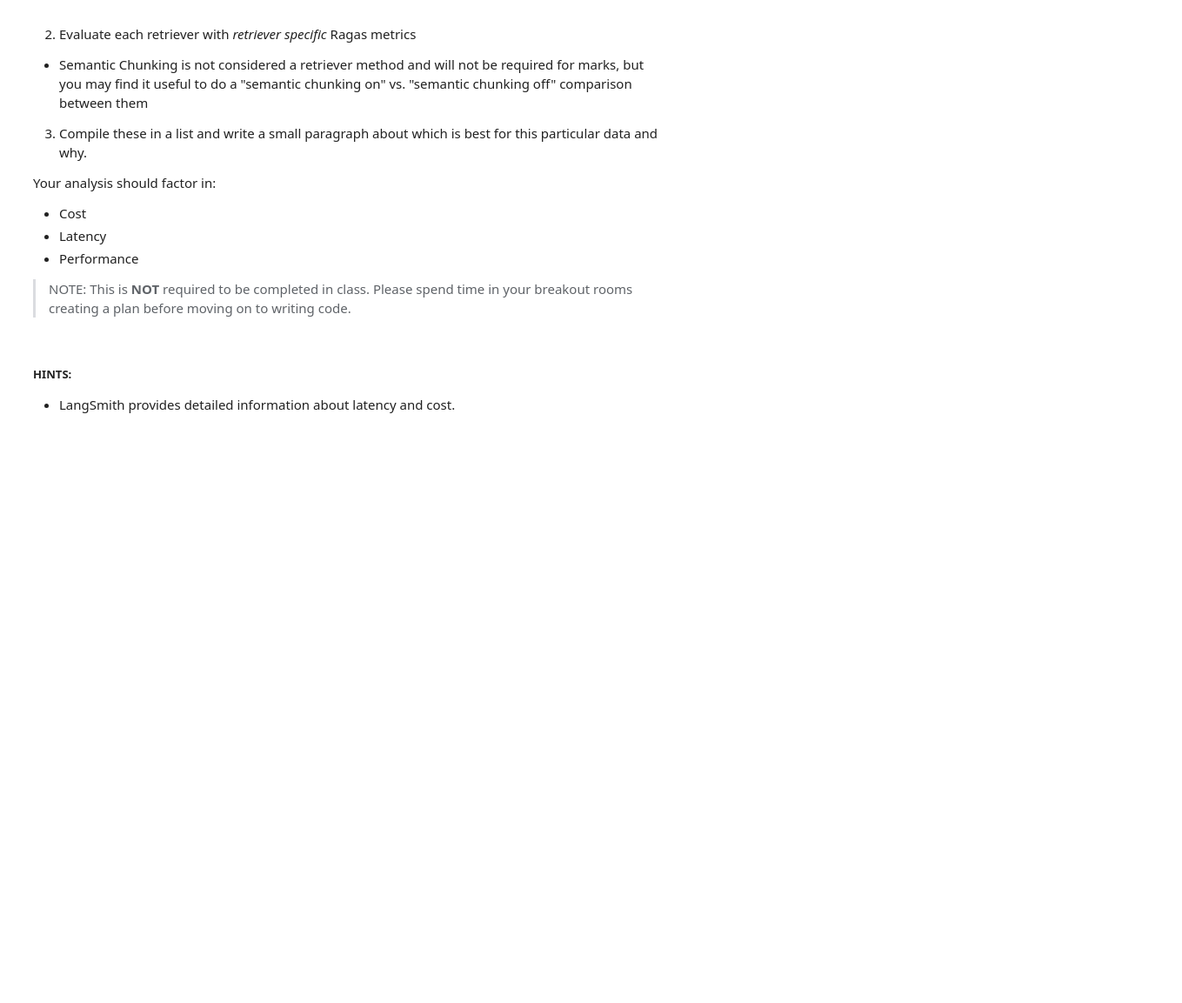
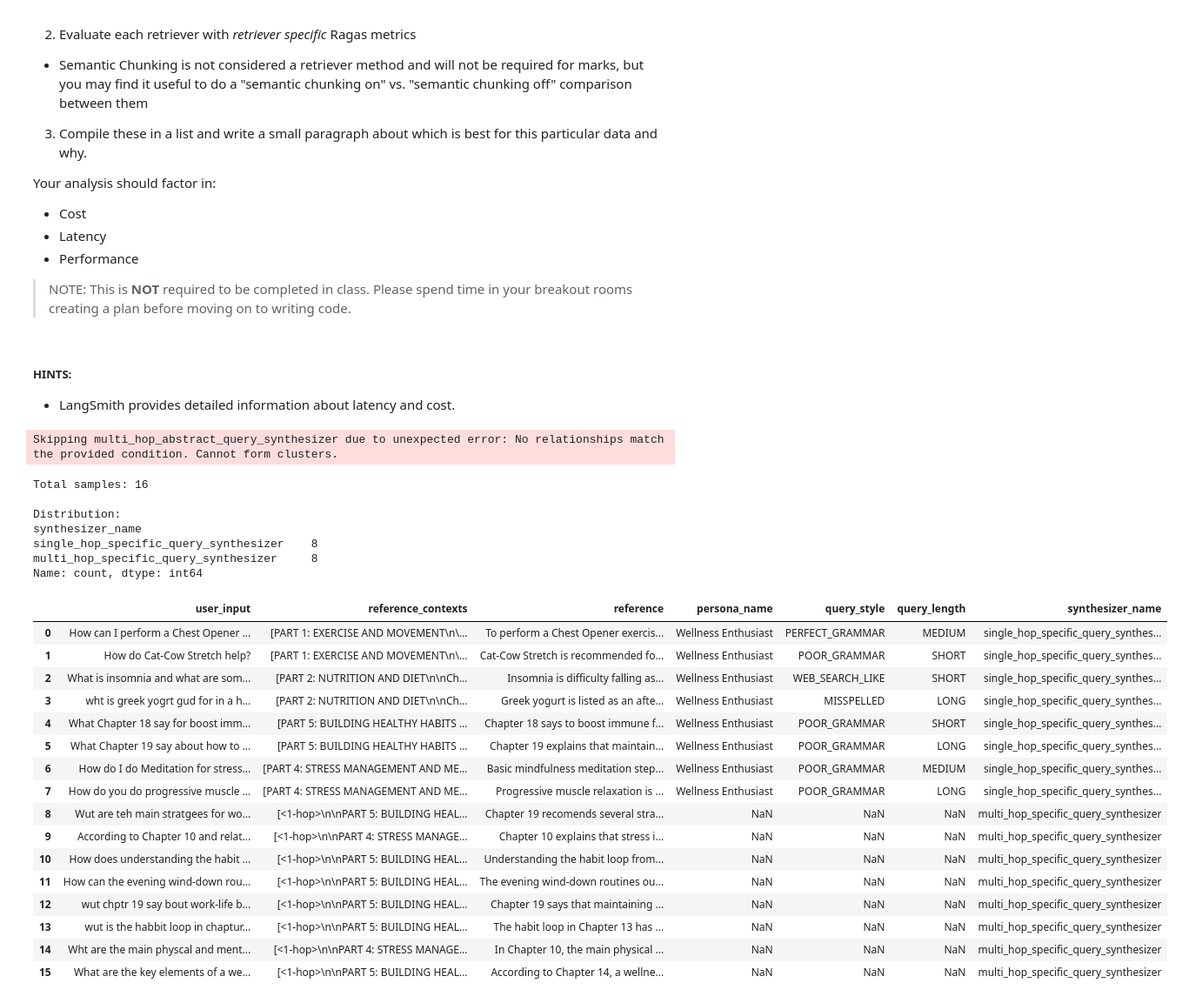
Before and after one commit to fox8991/AIE9, a Jupyter notebook: 11_Advanced_Retrieval/Advanced_Retrieval_with_LangChain_Assignment.ipynb, the cells around one changed output. Shown at 87% size. Drawn from its saved outputs; the diff is of its cells as text; code cells hidden in the pictures; blank space fills up the shorter version.

```diff
--- a/11_Advanced_Retrieval/Advanced_Retrieval_with_LangChain_Assignment.ipynb
+++ b/11_Advanced_Retrieval/Advanced_Retrieval_with_LangChain_Assignment.ipynb
@@ -559,0 +614,47 @@ Your analysis should factor in:
+# %%
+## Step 1: Generate the golden dataset
+
+from ragas.llms import LangchainLLMWrapper
+from ragas.embeddings import LangchainEmbeddingsWrapper
+from langchain_openai import ChatOpenAI, OpenAIEmbeddings
+from ragas.testset import TestsetGenerator
+
+generator_llm = LangchainLLMWrapper(ChatOpenAI(model="gpt-4.1"))
+generator_embeddings = LangchainEmbeddingsWrapper(OpenAIEmbeddings(model="text-embedding-3-small"))
+
+generator = TestsetGenerator(llm=generator_llm, embedding_model=generator_embeddings)
+dataset = generator.generate_with_langchain_docs(
+    raw_docs,
+    testset_size=15
+)
+
+df = dataset.to_pandas()
+print(f"Total samples: {len(df)}")
+print(f"\nDistribution:\n{df['synthesizer_name'].value_counts()}")
+df
+# %% [output]
+Skipping multi_hop_abstract_query_synthesizer due to unexpected error: No relationships match the provided condition. Cannot form clusters.
+Total samples: 16
+
+Distribution:
+synthesizer_name
+single_hop_specific_query_synthesizer    8
+multi_hop_specific_query_synthesizer     8
+Name: count, dtype: int64
+|  | user_input | reference_contexts | reference | persona_name | query_style | query_length | synthesizer_name |
+| 0 | How can I perform a Chest Opener ... | [PART 1: EXERCISE AND MOVEMENT\n\... | To perform a Chest Opener exercis... | Wellness Enthusiast | PERFECT_GRAMMAR | MEDIUM | single_hop_specific_query_synthes... |
+| 1 | How do Cat-Cow Stretch help? | [PART 1: EXERCISE AND MOVEMENT\n\... | Cat-Cow Stretch is recommended fo... | Wellness Enthusiast | POOR_GRAMMAR | SHORT | single_hop_specific_query_synthes... |
+| 2 | What is insomnia and what are som... | [PART 2: NUTRITION AND DIET\n\nCh... | Insomnia is difficulty falling as... | Wellness Enthusiast | WEB_SEARCH_LIKE | SHORT | single_hop_specific_query_synthes... |
+| 3 | wht is greek yogrt gud for in a h... | [PART 2: NUTRITION AND DIET\n\nCh... | Greek yogurt is listed as an afte... | Wellness Enthusiast | MISSPELLED | LONG | single_hop_specific_query_synthes... |
+| 4 | What Chapter 18 say for boost imm... | [PART 5: BUILDING HEALTHY HABITS ... | Chapter 18 says to boost immune f... | Wellness Enthusiast | POOR_GRAMMAR | SHORT | single_hop_specific_query_synthes... |
+| 5 | What Chapter 19 say about how to ... | [PART 5: BUILDING HEALTHY HABITS ... | Chapter 19 explains that maintain... | Wellness Enthusiast | POOR_GRAMMAR | LONG | single_hop_specific_query_synthes... |
+| 6 | How do I do Meditation for stress... | [PART 4: STRESS MANAGEMENT AND ME... | Basic mindfulness meditation step... | Wellness Enthusiast | POOR_GRAMMAR | MEDIUM | single_hop_specific_query_synthes... |
+| 7 | How do you do progressive muscle ... | [PART 4: STRESS MANAGEMENT AND ME... | Progressive muscle relaxation is ... | Wellness Enthusiast | POOR_GRAMMAR | LONG | single_hop_specific_query_synthes... |
+| 8 | Wut are teh main stratgees for wo... | [<1-hop>\n\nPART 5: BUILDING HEAL... | Chapter 19 recomends several stra... | NaN | NaN | NaN | multi_hop_specific_query_synthesizer |
+| 9 | According to Chapter 10 and relat... | [<1-hop>\n\nPART 4: STRESS MANAGE... | Chapter 10 explains that stress i... | NaN | NaN | NaN | multi_hop_specific_query_synthesizer |
+| 10 | How does understanding the habit ... | [<1-hop>\n\nPART 5: BUILDING HEAL... | Understanding the habit loop from... | NaN | NaN | NaN | multi_hop_specific_query_synthesizer |
+| 11 | How can the evening wind-down rou... | [<1-hop>\n\nPART 5: BUILDING HEAL... | The evening wind-down routines ou... | NaN | NaN | NaN | multi_hop_specific_query_synthesizer |
+| 12 | wut chptr 19 say bout work-life b... | [<1-hop>\n\nPART 5: BUILDING HEAL... | Chapter 19 says that maintaining ... | NaN | NaN | NaN | multi_hop_specific_query_synthesizer |
+| 13 | wut is the habbit loop in chaptur... | [<1-hop>\n\nPART 5: BUILDING HEAL... | The habit loop in Chapter 13 has ... | NaN | NaN | NaN | multi_hop_specific_query_synthesizer |
+| 14 | Wht are the main physcal and ment... | [<1-hop>\n\nPART 4: STRESS MANAGE... | In Chapter 10, the main physical ... | NaN | NaN | NaN | multi_hop_specific_query_synthesizer |
+| 15 | What are the key elements of a we... | [<1-hop>\n\nPART 5: BUILDING HEAL... | According to Chapter 14, a wellne... | NaN | NaN | NaN | multi_hop_specific_query_synthesizer |
```
Also changed, not shown: parts of 38 cells of this notebook, 3 other files.
